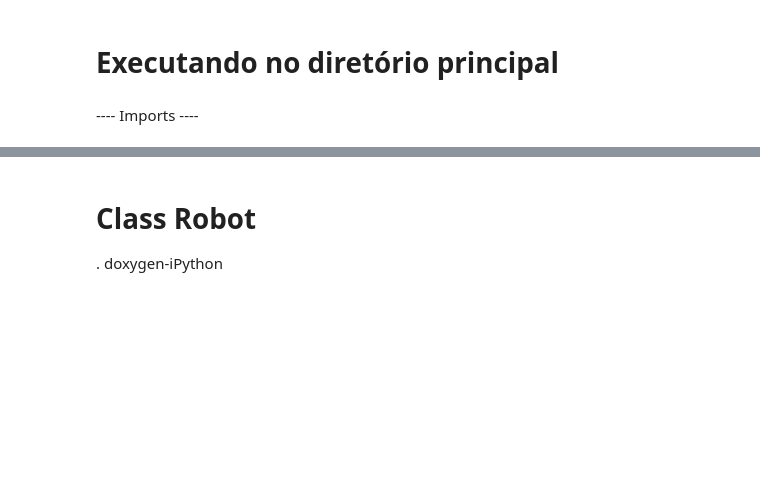
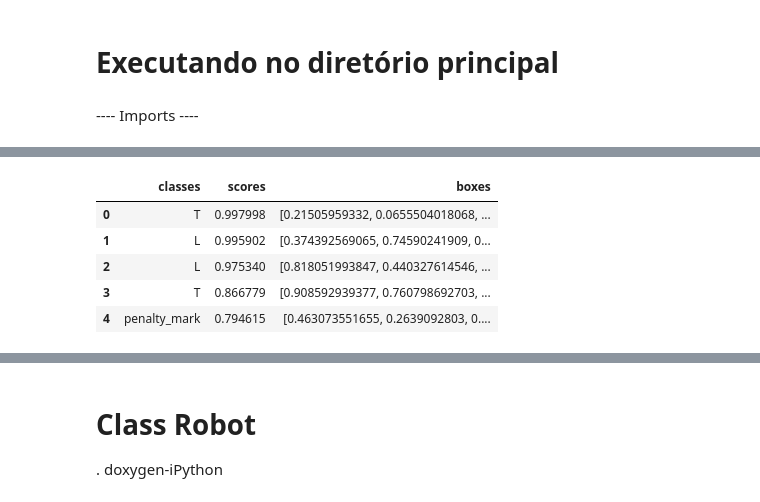
Before and after one commit to RoboFEI/RoboFEI-HT_2019, a Jupyter notebook: AI/Vision/Workbench/iPython/Robot.ipynb, the cells around one changed output, grey strips where cells are left out. Drawn from its saved outputs; the diff is of its cells as text; code cells hidden in the pictures; blank space fills up the shorter version.

```diff
--- a/AI/Vision/Workbench/iPython/Robot.ipynb
+++ b/AI/Vision/Workbench/iPython/Robot.ipynb
@@ -32,0 +63,15 @@ sys.path.append('./Workbench/iPython')
+# %%
+observation = {}
+observation['frame'] = image.copy()
+
+observation['objetos'] = classific.detect(observation)
+observation['objetos'] = observation['objetos'][observation['objetos'].classes != "robot"].reset_index()
+del observation['objetos']["index"]
+observation['objetos']
+# %% [output]
+|  | classes | scores | boxes |
+| 0 | T | 0.997998 | [0.21505959332, 0.0655504018068, ... |
+| 1 | L | 0.995902 | [0.374392569065, 0.74590241909, 0... |
+| 2 | L | 0.975340 | [0.818051993847, 0.440327614546, ... |
+| 3 | T | 0.866779 | [0.908592939377, 0.760798692703, ... |
+| 4 | penalty_mark | 0.794615 | [0.463073551655, 0.2639092803, 0.... |
```
Also changed, not shown: parts of 6 cells of this notebook, 11 other files.
